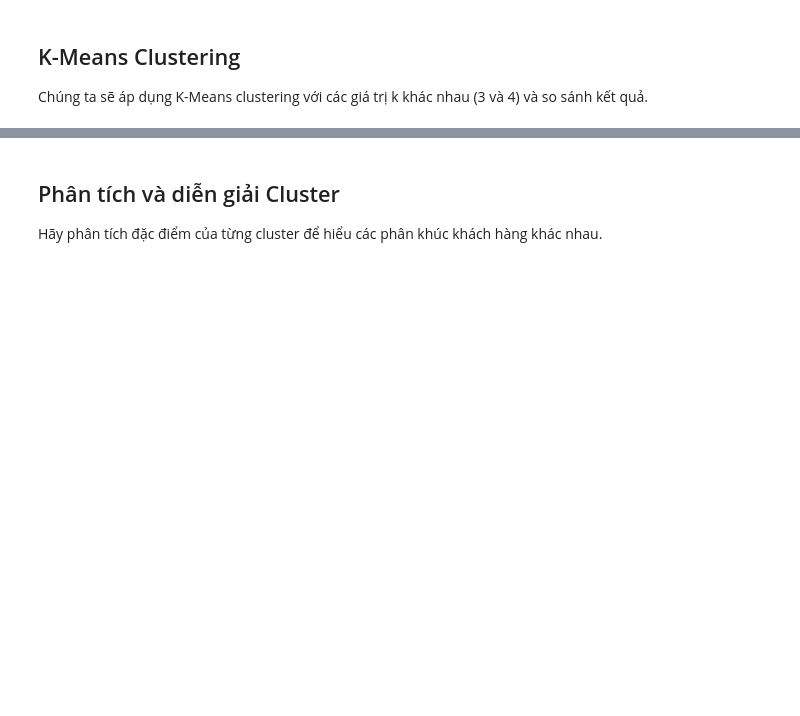
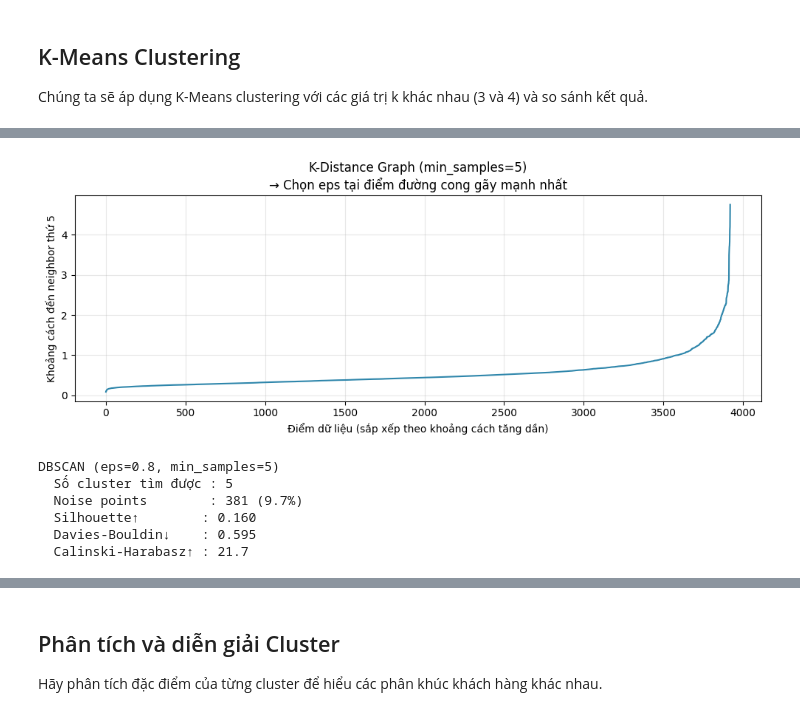
Before and after one commit to nguyenhuuloc0912/advanced_customer_segmentation, a Jupyter notebook: notebooks/03_modeling.ipynb, the cells around one changed output, grey strips where cells are left out. Saved outputs shown, nothing was run; the diff lists cells and outputs as text; code cells hidden in the pictures; blank space fills up the shorter version.

```diff
--- a/notebooks/03_modeling.ipynb
+++ b/notebooks/03_modeling.ipynb
@@ -152,0 +156,16 @@ analyzer.plot_clusters_pca_3d([3, 4])
+# %%
+# Cell mới 1 — Tìm eps tối ưu cho DBSCAN
+analyzer.plot_dbscan_tuning(min_samples=5)
+# %% [output]
+[figure, added]
+# %%
+# Cell mới 2 — Chạy DBSCAN với eps chọn từ k-distance graph ở trên
+dbscan_labels = analyzer.apply_dbscan(eps=0.8, min_samples=5)
+# Điều chỉnh eps dựa vào điểm gãy trên biểu đồ — thử vài giá trị nếu cần
+# %% [output]
+DBSCAN (eps=0.8, min_samples=5)
+  Số cluster tìm được : 5
+  Noise points        : 381 (9.7%)
+  Silhouette↑        : 0.160
+  Davies-Bouldin↓    : 0.595
+  Calinski-Harabasz↑ : 21.7
```
Also changed, not shown: parts of 28 cells of this notebook.
